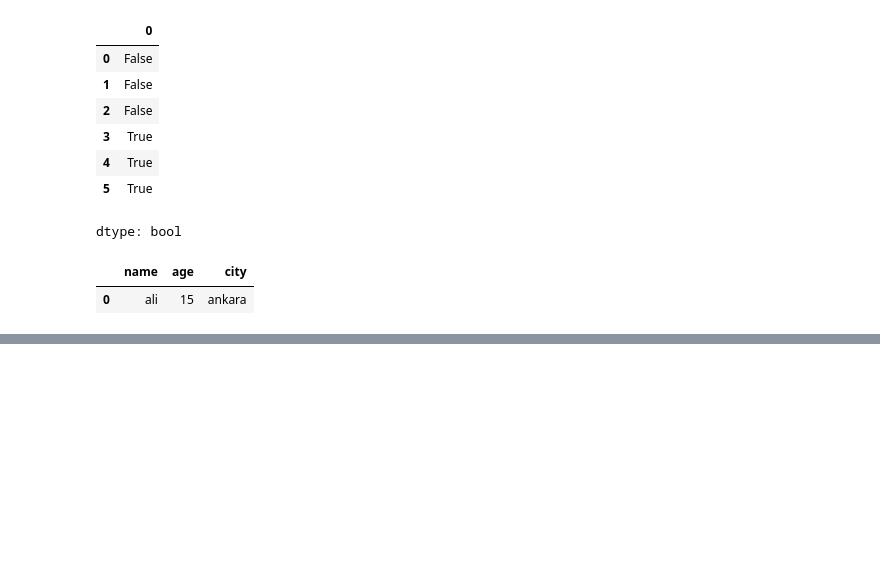
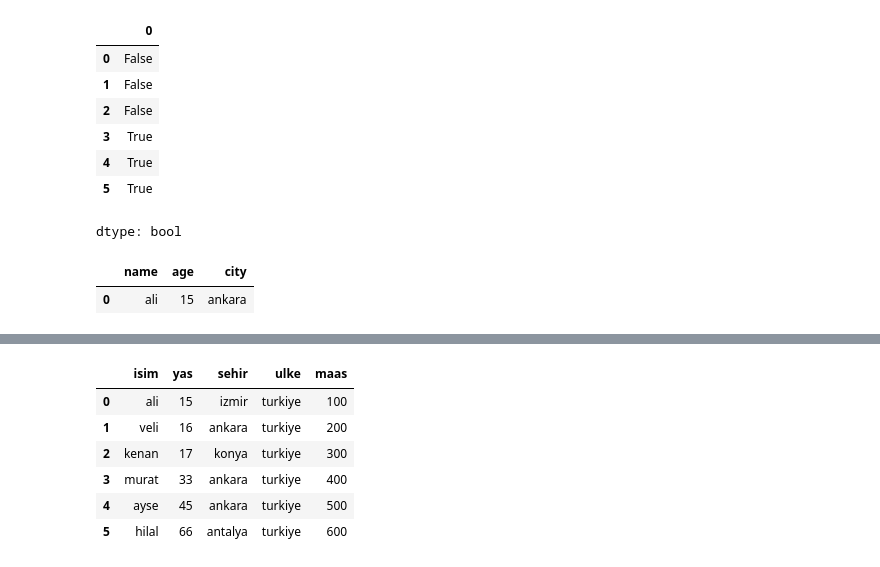
Before and after one commit to ayzezzz/Pupilica-AI-Bootcamp-Notes, a Jupyter notebook: pandas_operations.ipynb, the cells around one changed output, grey strips where cells are left out. Drawn from its saved outputs; the diff is of its cells as text; code cells hidden in the pictures; blank space fills up the shorter version.

```diff
--- a/pandas_operations.ipynb
+++ b/pandas_operations.ipynb
@@ -423,0 +397,11 @@ veri[veri["name"] == "ali"]
+# %%
+veri["maas"] = [100,200,300,400,500,600]
+veri
+# %% [output]
+|  | isim | yas | sehir | ulke | maas |
+| 0 | ali | 15 | izmir | turkiye | 100 |
+| 1 | veli | 16 | ankara | turkiye | 200 |
+| 2 | kenan | 17 | konya | turkiye | 300 |
+| 3 | murat | 33 | ankara | turkiye | 400 |
+| 4 | ayse | 45 | ankara | turkiye | 500 |
+| 5 | hilal | 66 | antalya | turkiye | 600 |
```
Also changed, not shown: parts of 19 cells of this notebook, 1 other file.
